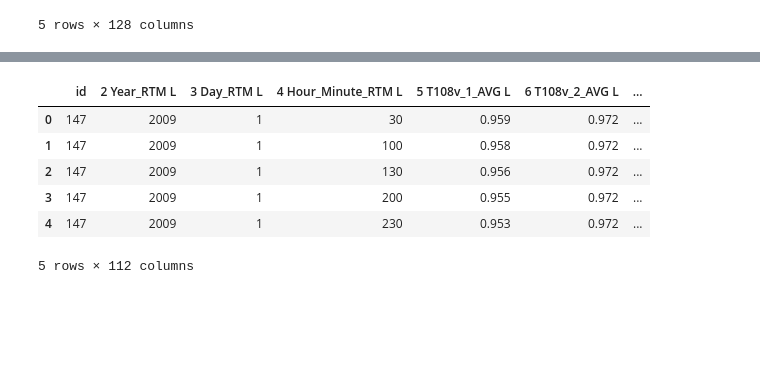
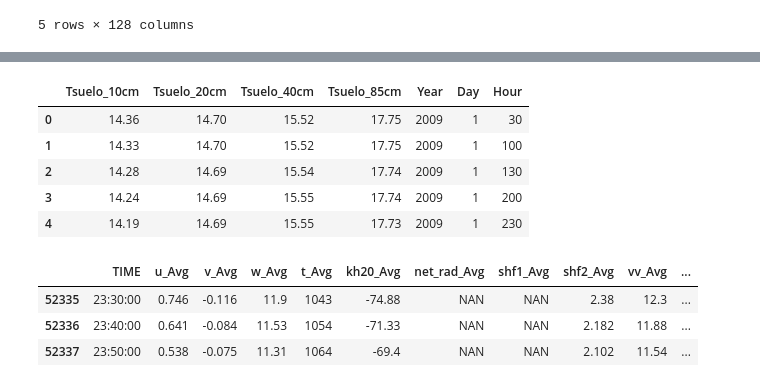
Before and after one commit to JoelA06/Tareas, a Jupyter notebook: Actividad8/Untitled.ipynb, the cells around one changed output, grey strips where cells are left out. Drawn from its saved outputs; the diff is of its cells as text; code cells hidden in the pictures; blank space fills up the shorter version.

```diff
--- a/Actividad8/Untitled.ipynb
+++ b/Actividad8/Untitled.ipynb
@@ -58,16 +58,0 @@ suelo.head()
-# %%
-#Más columnas de datos vacíos por parte de "suelo"
-vacio1 = []
-for i in range(0, len(suelo.columns)):
-    if(re.search("w+TVWCN", suelo.columns[m]) != None):
-        vacio1.append(suelo.columns[m])
-suelo = suelo.drop(vacio1,1)
-suelo.head()
-# %% [output]
-|  | id | 2 Year_RTM L | 3 Day_RTM L | 4 Hour_Minute_RTM L | 5 T108v_1_AVG L | 6 T108v_2_AVG L | ... |
-| 0 | 147 | 2009 | 1 | 30 | 0.959 | 0.972 | ... |
-| 1 | 147 | 2009 | 1 | 100 | 0.958 | 0.972 | ... |
-| 2 | 147 | 2009 | 1 | 130 | 0.956 | 0.972 | ... |
-| 3 | 147 | 2009 | 1 | 200 | 0.955 | 0.972 | ... |
-| 4 | 147 | 2009 | 1 | 230 | 0.953 | 0.972 | ... |
-5 rows × 112 columns
@@ -73,0 +64,28 @@ suelo.head()
+# %%
+#Utilizando las columnas necesarias de "suelo"
+#2 Year_RTM  L
+#3 Day_RTM  L
+#4 Hour_Minute_RTM  L
+suelo1 = pd.DataFrame()
+suelo1["Tsuelo_10cm"] = suelo["Tsuelo_10cm"]
+suelo1["Tsuelo_20cm"] = suelo["Tsuelo_20cm"]
+suelo1["Tsuelo_40cm"] = suelo["Tsuelo_40cm"]
+suelo1["Tsuelo_85cm"] = suelo["Tsuelo_85cm"]
+suelo1["Year"] = suelo["2 Year_RTM  L"]
+suelo1["Day"] = suelo["3 Day_RTM  L"]
+suelo1["Hour"] = suelo["4 Hour_Minute_RTM  L"]
+suelo1.head()
+# %% [output]
+|  | Tsuelo_10cm | Tsuelo_20cm | Tsuelo_40cm | Tsuelo_85cm | Year | Day | Hour |
+| 0 | 14.36 | 14.70 | 15.52 | 17.75 | 2009 | 1 | 30 |
+| 1 | 14.33 | 14.70 | 15.52 | 17.75 | 2009 | 1 | 100 |
+| 2 | 14.28 | 14.69 | 15.54 | 17.74 | 2009 | 1 | 130 |
+| 3 | 14.24 | 14.69 | 15.55 | 17.74 | 2009 | 1 | 200 |
+| 4 | 14.19 | 14.69 | 15.55 | 17.73 | 2009 | 1 | 230 |
+# %%
+meteo1.tail(3)
+# %% [output]
+|  | TIME | u_Avg | v_Avg | w_Avg | t_Avg | kh20_Avg | net_rad_Avg | shf1_Avg | shf2_Avg | vv_Avg | ... |
+| 52335 | 23:30:00 | 0.746 | -0.116 | 11.9 | 1043 | -74.88 | NAN | NAN | 2.38 | 12.3 | ... |
+| 52336 | 23:40:00 | 0.641 | -0.084 | 11.53 | 1054 | -71.33 | NAN | NAN | 2.182 | 11.88 | ... |
+| 52337 | 23:50:00 | 0.538 | -0.075 | 11.31 | 1064 | -69.4 | NAN | NAN | 2.102 | 11.54 | ... |
```
Also changed, not shown: parts of 9 cells of this notebook.
